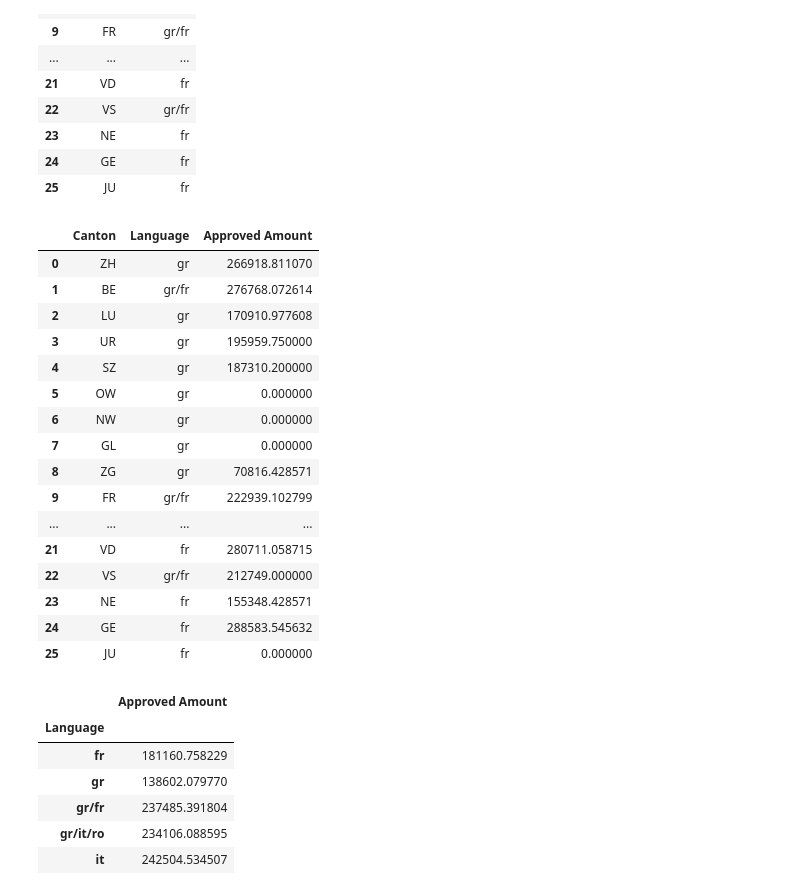
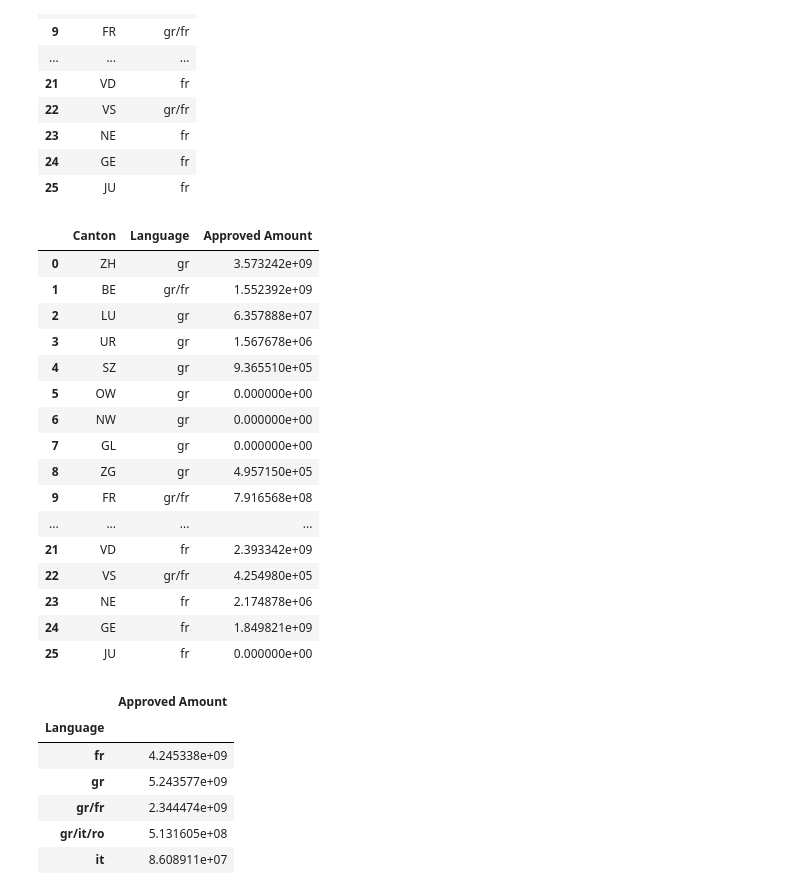
Before and after one commit to BeforeRain/ADA-homework, a Jupyter notebook: 03 - Interactive Viz/University_Canton.ipynb, the cells around one changed output. Drawn from its saved outputs; the diff is of its cells as text; code cells hidden in the pictures.

```diff
--- a/03 - Interactive Viz/University_Canton.ipynb
+++ b/03 - Interactive Viz/University_Canton.ipynb
@@ -409,7 +409,7 @@ Fow now, we simply ignore the missing records.
 
 #  Compute grants by canton
 # %%
-canton_grants_df = df[['Approved Amount', 'Canton']].groupby(['Canton']).mean()
+canton_grants_df = df[['Approved Amount', 'Canton']].groupby(['Canton']).sum()
 canton_grants_df.reset_index(inplace=True)
 # %%
 # Add missing data
@@ -586,32 +586,32 @@ c_lg_funding=cantons_lg.merge(canton_grants_df)
 c_lg_funding
 # %% [output]
 |  | Canton | Language | Approved Amount |
-| 0 | ZH | gr | 266918.811070 |
-| 1 | BE | gr/fr | 276768.072614 |
-| 2 | LU | gr | 170910.977608 |
-| 3 | UR | gr | 195959.750000 |
-| 4 | SZ | gr | 187310.200000 |
-| 5 | OW | gr | 0.000000 |
-| 6 | NW | gr | 0.000000 |
-| 7 | GL | gr | 0.000000 |
-| 8 | ZG | gr | 70816.428571 |
-| 9 | FR | gr/fr | 222939.102799 |
+| 0 | ZH | gr | 3.573242e+09 |
+| 1 | BE | gr/fr | 1.552392e+09 |
+| 2 | LU | gr | 6.357888e+07 |
+| 3 | UR | gr | 1.567678e+06 |
+| 4 | SZ | gr | 9.365510e+05 |
+| 5 | OW | gr | 0.000000e+00 |
+| 6 | NW | gr | 0.000000e+00 |
+| 7 | GL | gr | 0.000000e+00 |
+| 8 | ZG | gr | 4.957150e+05 |
+| 9 | FR | gr/fr | 7.916568e+08 |
 | ... | ... | ... | ... |
-| 21 | VD | fr | 280711.058715 |
-| 22 | VS | gr/fr | 212749.000000 |
-| 23 | NE | fr | 155348.428571 |
-| 24 | GE | fr | 288583.545632 |
-| 25 | JU | fr | 0.000000 |
+| 21 | VD | fr | 2.393342e+09 |
+| 22 | VS | gr/fr | 4.254980e+05 |
+| 23 | NE | fr | 2.174878e+06 |
+| 24 | GE | fr | 1.849821e+09 |
+| 25 | JU | fr | 0.000000e+00 |
 # %%
-language_grants_df=c_lg_funding.groupby(['Language']).mean()
+language_grants_df=c_lg_funding.groupby(['Language']).sum()
 #language_grants_df.reset_index(inplace=True)
 language_grants_df
 # %% [output]
 |  | Approved Amount |
 | Language |  |
-| fr | 181160.758229 |
-| gr | 138602.079770 |
-| gr/fr | 237485.391804 |
-| gr/it/ro | 234106.088595 |
-| it | 242504.534507 |
+| fr | 4.245338e+09 |
+| gr | 5.243577e+09 |
+| gr/fr | 2.344474e+09 |
+| gr/it/ro | 5.131605e+08 |
+| it | 8.608911e+07 |
 # %%
```
Also changed, not shown: parts of 4 cells of this notebook, 1 other file.
